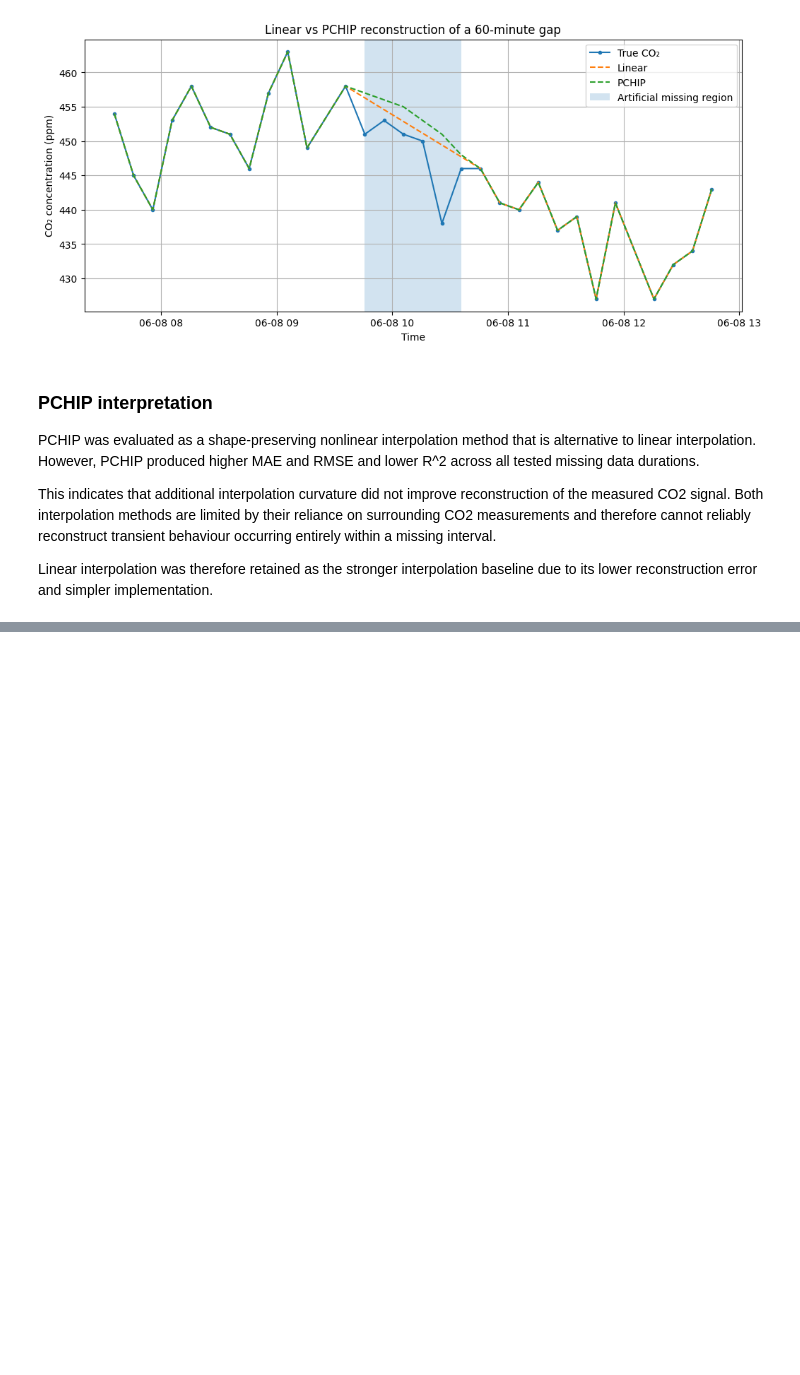
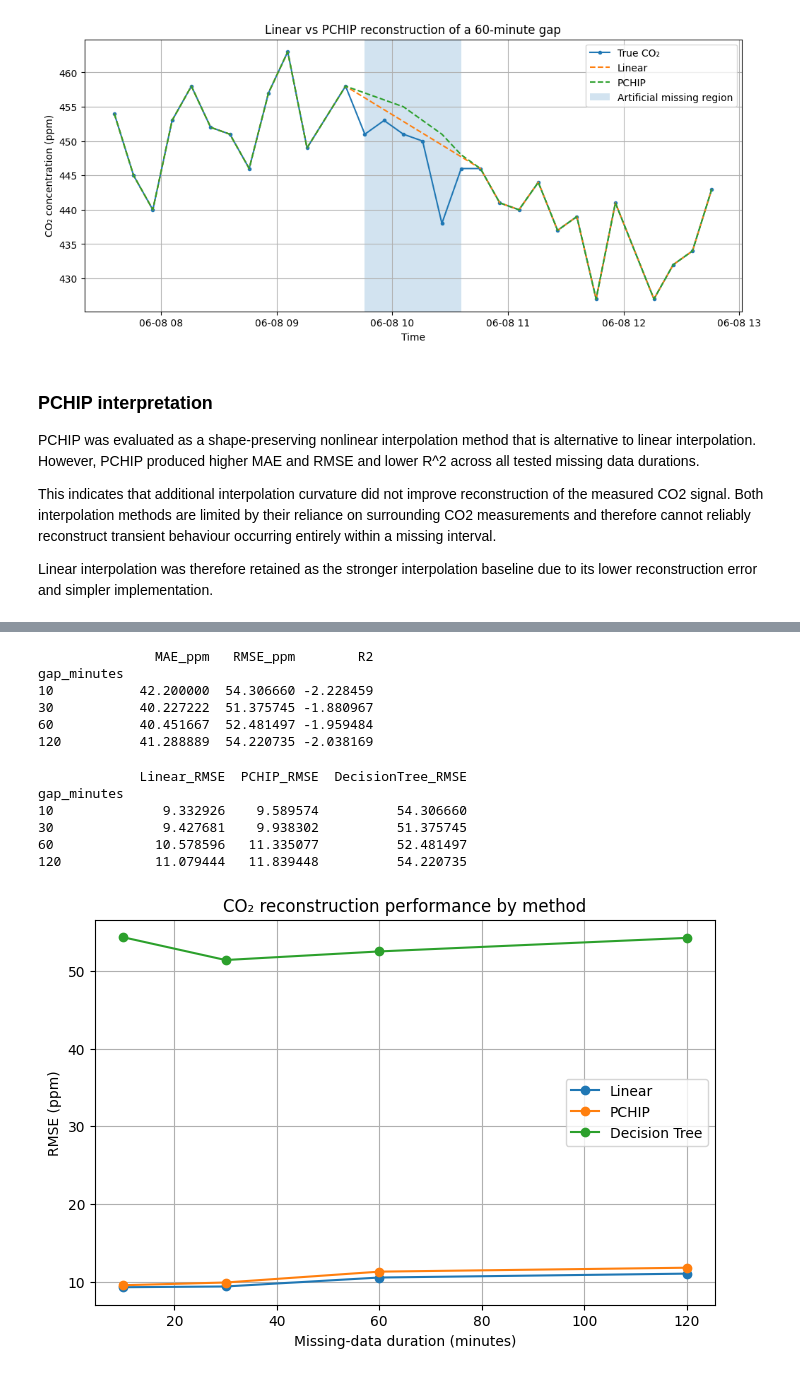
Before and after one commit to erica-teoh/MMA3001-CO2-Reconstruction, a Jupyter notebook: MMA3001_CO2_Reconstruction.ipynb, the cells around one changed output, grey strips where cells are left out. Cells and saved outputs as stored; diff of their text form; code cells hidden in the pictures; blank space fills up the shorter version.

```diff
--- a/MMA3001_CO2_Reconstruction.ipynb
+++ b/MMA3001_CO2_Reconstruction.ipynb
@@ -1002,0 +1048,10 @@ Linear interpolation was therefore retained as the stronger interpolation baseli
+# %%
+tree_model = DecisionTreeRegressor(
+    random_state=3001
+)
+
+tree_model.fit(X_train, y_train)
+
+evaluation_df["tree_prediction"] = tree_model.predict(X_eval)
+
+print("Decision Tree trained.")
@@ -1002,0 +1100,63 @@ Linear interpolation was therefore retained as the stronger interpolation baseli
+# %%
+tree_metrics = (
+    tree_results
+    .groupby("gap_minutes")
+    .apply(calculate_metrics)
+)
+
+print(tree_metrics)
+# %% [output]
+               MAE_ppm   RMSE_ppm        R2
+gap_minutes
+10           42.200000  54.306660 -2.228459
+30           40.227222  51.375745 -1.880967
+60           40.451667  52.481497 -1.959484
+120          41.288889  54.220735 -2.038169
+# %%
+method_comparison = pd.DataFrame({
+    "Linear_RMSE": linear_metrics["RMSE_ppm"],
+    "PCHIP_RMSE": pchip_metrics["RMSE_ppm"],
+    "DecisionTree_RMSE": tree_metrics["RMSE_ppm"]
+})
+
+print(method_comparison)
+# %% [output]
+             Linear_RMSE  PCHIP_RMSE  DecisionTree_RMSE
+gap_minutes
+10              9.332926    9.589574          54.306660
+30              9.427681    9.938302          51.375745
+60             10.578596   11.335077          52.481497
+120            11.079444   11.839448          54.220735
+# %%
+plt.figure(figsize=(8, 5))
+
+plt.plot(
+    linear_metrics.index,
+    linear_metrics["RMSE_ppm"],
+    marker="o",
+    label="Linear"
+)
+
+plt.plot(
+    pchip_metrics.index,
+    pchip_metrics["RMSE_ppm"],
+    marker="o",
+    label="PCHIP"
+)
+
+plt.plot(
+    tree_metrics.index,
+    tree_metrics["RMSE_ppm"],
+    marker="o",
+    label="Decision Tree"
+)
+
+plt.xlabel("Missing-data duration (minutes)")
+plt.ylabel("RMSE (ppm)")
+plt.title("CO₂ reconstruction performance by method")
+
+plt.legend()
+plt.grid(True)
+plt.show()
+# %% [output]
+[figure, added]
```
Also changed, not shown: parts of 14 cells of this notebook.
